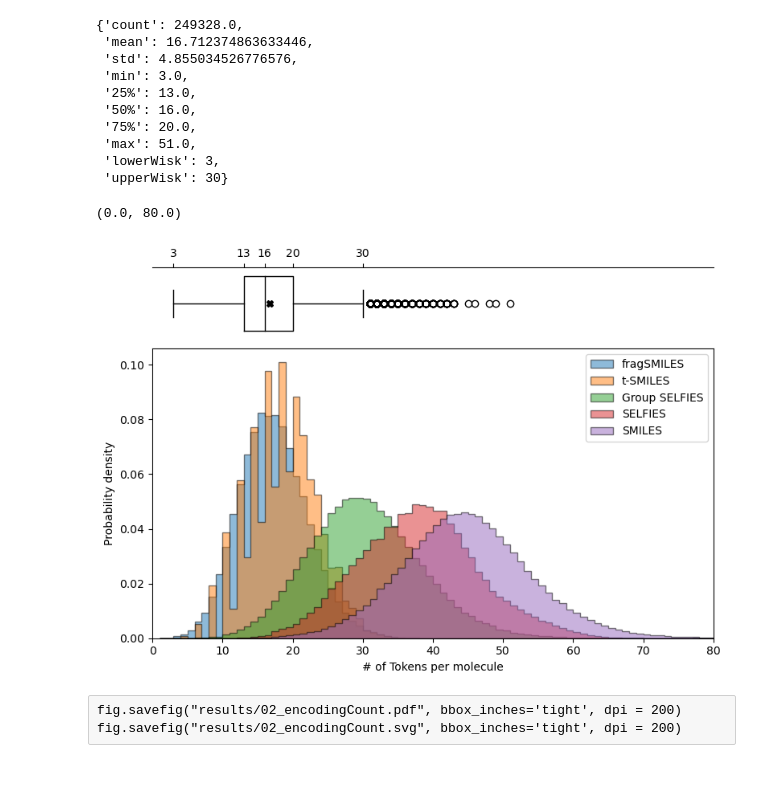
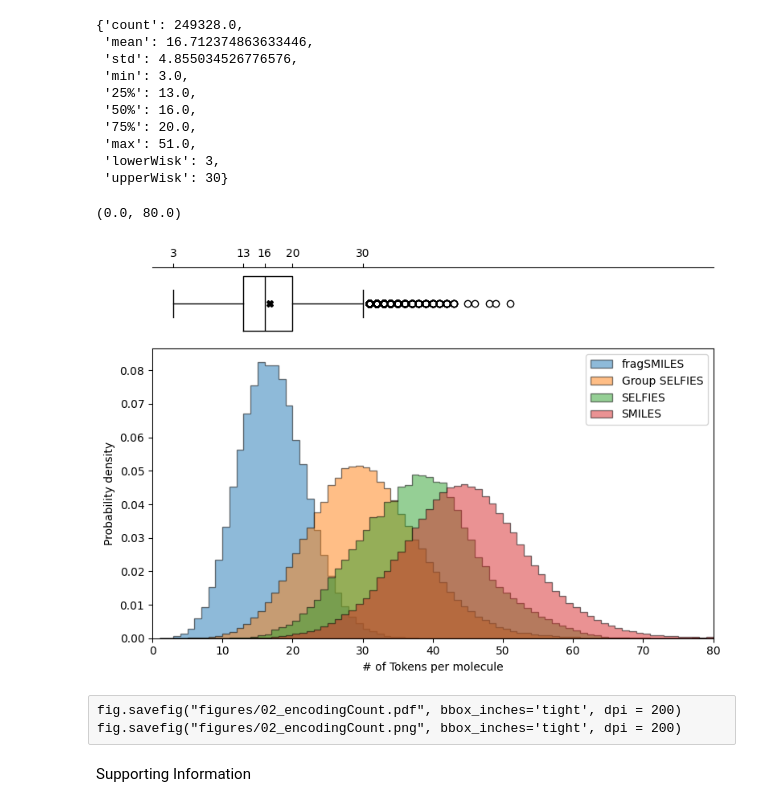
Before and after one commit to f48r1/fragsmiles, a Jupyter notebook: 02_fragCounts.ipynb, the cells around one changed output. Cells and saved outputs as stored; diff of their text form; code cells hidden in the pictures; blank space fills up the shorter version.

```diff
--- a/02_fragCounts.ipynb
+++ b/02_fragCounts.ipynb
@@ -72,41 +69,36 @@ ax[0].set_ylim([0.9,1.1])
 #################################
 
 # Histogram
 fixedKw=dict(fill=True, density=True, bins=np.array(range(1, 121)),
             histtype='stepfilled', alpha=0.5, ec="black")
 
 ax[1].hist(df["length"],
            # hatch="+",
            # facecolor="grey",
            label="fragSMILES",
            **fixedKw
           )
 
-ax[1].hist(benchTsmiles["length"],
-           # hatch="+",
-           # facecolor="grey",
-           label="t-SMILES",
-           **fixedKw
-          )
-
 for bench in ["Group SELFIES", "SELFIES", "SMILES"]:
     ax[1].hist(benchM.query("Type==@bench").iloc[...,1],
                label=bench,
               **fixedKw
               )
 
 ax[1].set_xlabel("# of Tokens per molecule")
 ax[1].set_ylabel('Probability density')
 ax[1].legend()
 #################
 
 ax[1].set_xlim([0, 80])
 ax[1].set_xticks( np.array(range(0,81,10)) )
 ax[1].xaxis.set_tick_params(labelbottom=True)
 ax[0].set_xlim([0,80])
 # %% [output]
 (0.0, 80.0)
-[figure, old version]
+[figure, new version]
 # %% [raw]
-fig.savefig("results/02_encodingCount.pdf", bbox_inches='tight', dpi = 200)
-fig.savefig("results/02_encodingCount.svg", bbox_inches='tight', dpi = 200)
+fig.savefig("figures/02_encodingCount.pdf", bbox_inches='tight', dpi = 200)
+fig.savefig("figures/02_encodingCount.png", bbox_inches='tight', dpi = 200)
+# %% [markdown]
+Supporting Information
```
Also changed, not shown: parts of 10 cells of this notebook, 52 other files.
